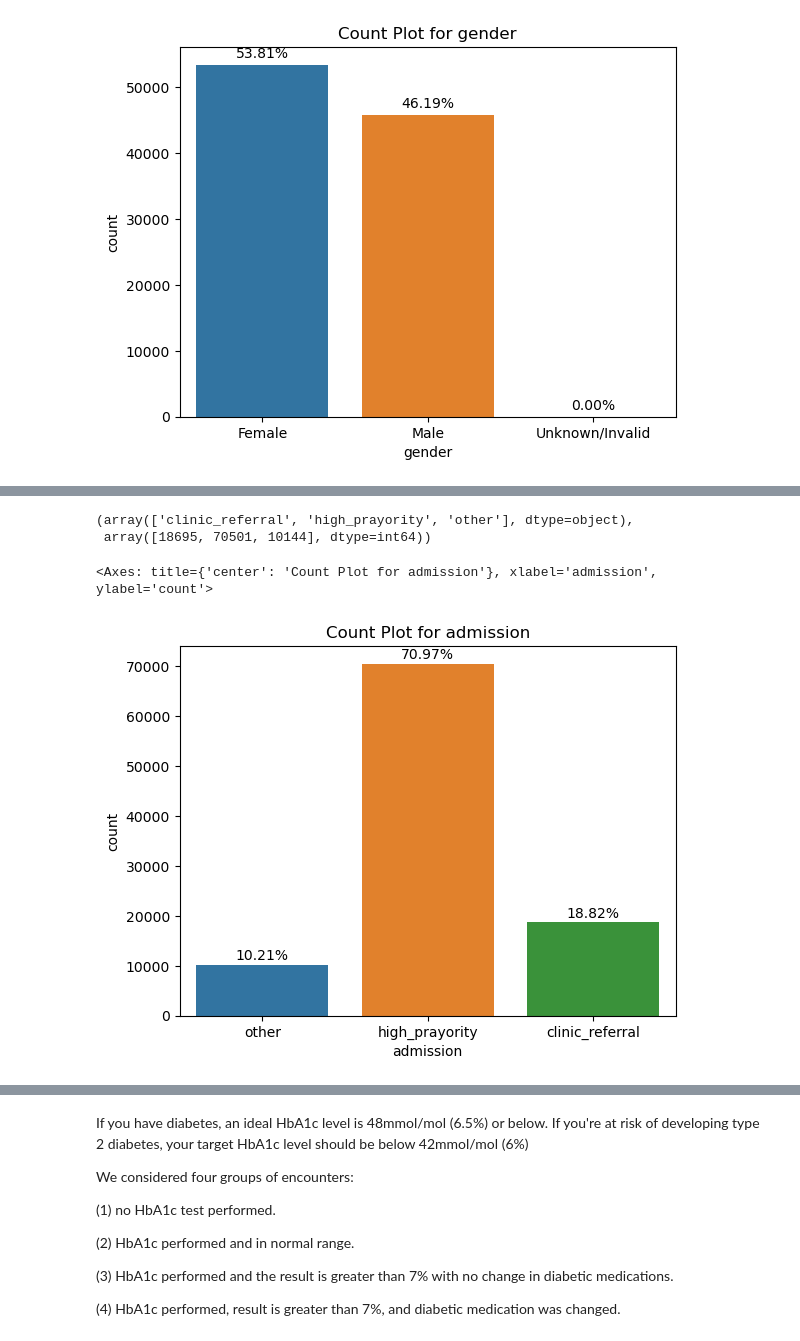
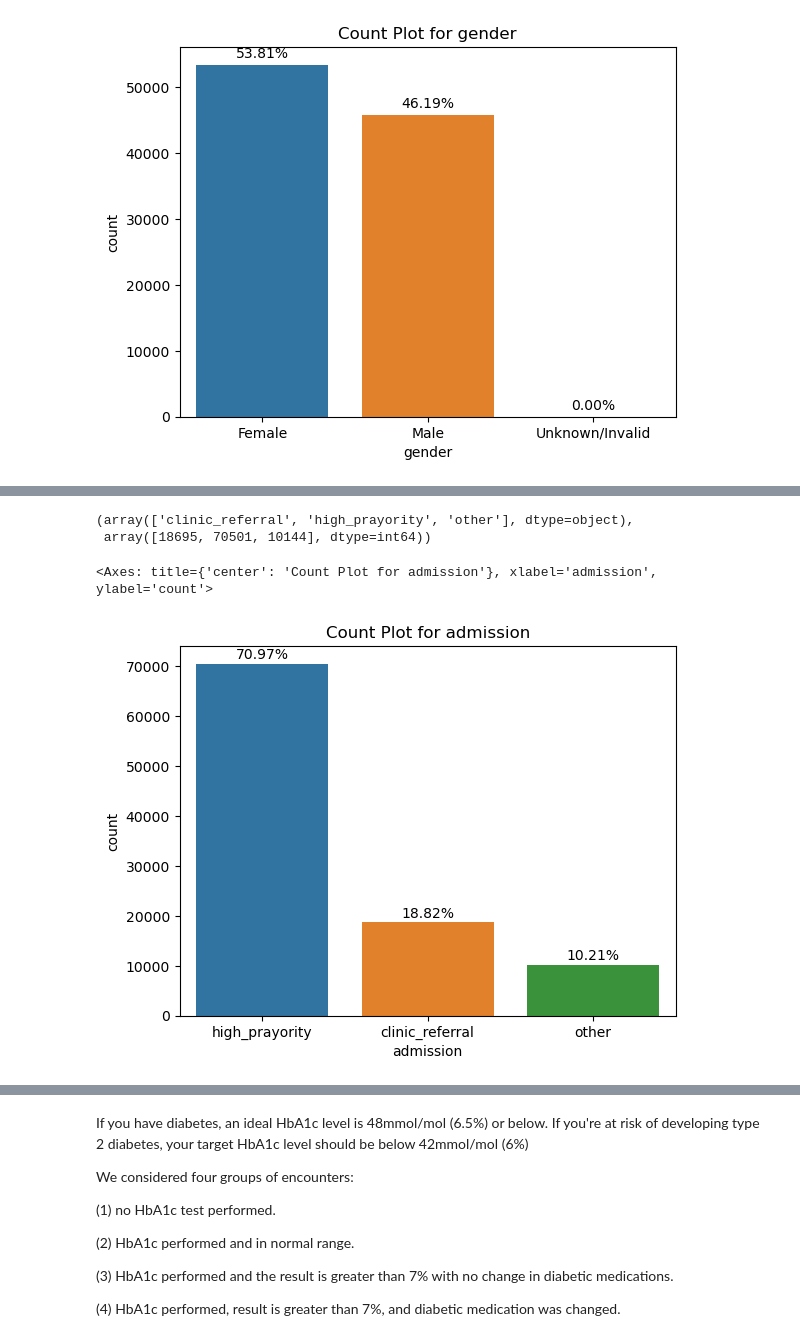
Before and after one commit to davidunga/ml-2024, a Jupyter notebook: Project.ipynb, the cells around one changed output, grey strips where cells are left out. Saved outputs shown, nothing was run; the diff lists cells and outputs as text; code cells hidden in the pictures.

```diff
--- a/Project.ipynb
+++ b/Project.ipynb
@@ -324,7 +586,8 @@ fig, axes = plt.subplots(nrows=len(numerical_columns), ncols=2, figsize=(11, 8 *
 # Loop through numerical columns and create count plots on separate axes
 for i, column in enumerate(numerical_columns):
     # I want to see how the numerical data lokks with the two readmitted groups
-    sns.countplot(x=column, hue='readmitted', data=df, palette="Set2", ax=axes[i, 0])
+    plot_categorical_with_percent(data=df, column=column, hue='readmitted', palette="Set2", ax=axes[i, 0])
+    # sns.countplot(x=column, hue='readmitted', data=df, palette="Set2", ax=axes[i, 0])
     axes[i, 0].set_title(f'Count Plot for {column} vs Readmitted')
 
     # I also want to see the distribution inside each population - this is becouse of uneven samples
@@ -428,3 +722,0 @@ array(['citoglipton', 'examide', 'acetohexamide', 'troglitazone',
-# %%
-# removing all the columns that have less than 95 percent
-df_categorical.drop(columns=coloumns_to_remove, inplace=True)
@@ -631,0 +765,15 @@ array(['Female', 'Male'], dtype=object)
+# %%
+# we will remove rwos with inknown gender
+def modify_feature_indexs(df, column, value_to_remove='Unknown/Invalid'):
+    '''returns a list of indexes based on column and value'''
+    index_to_drop = df[(df_categorical.gender == 'Unknown/Invalid')].index
+    return index_to_drop
+
+column = 'gender';  value_to_remove='Unknown/Invalid'
+indexs_of_gender_to_drop = modify_feature_indexs(df_categorical, column, value_to_remove=value_to_remove)
+
+df.drop(index=indexs_of_gender_to_drop, inplace=True)
+df_categorical.drop(index=indexs_of_gender_to_drop, inplace=True)
+
+
+plot_categorical_with_percent(df_categorical, column)
@@ -644,8 +797,14 @@ plot_categorical_with_percent(df_categorical,'discharge_disposition_id')
 # %%
 # change the discharge to categorical, reduce to home/other
-df_categorical.loc[df_categorical.discharge_disposition_id != 1, 'discharge_disposition_id'] = 'other'
-df_categorical.loc[df_categorical.discharge_disposition_id == 1, 'discharge_disposition_id'] = 'home'
+def binary_grouping(df, column, equal_to, new_value, other= 'other'):
+    df.loc[df[column]!= equal_to, column] = other
+    df.loc[df[column] == equal_to, column] = 'home'
+    return df
+
 df_categorical.rename(columns={'discharge_disposition_id': 'discharge'}, inplace=True)
+df_categorical = binary_grouping(df_categorical, 'discharge', equal_to=1, new_value='home', other='other')
+
+
 plot_categorical_with_percent(df_categorical,'discharge')
 # change the discharge to categorical, reduce to home/other
 # np.unique(df_with_diag.discharge, return_counts=True)
@@ -677,12 +834,17 @@ plot_categorical_with_percent(df_categorical,'admission_type_id')
 # %%
-df_categorical.loc[df_categorical.admission_type_id.isin([5,6,8]), 'admission_type_id'] = 'other'
-df_categorical.loc[df_categorical.admission_type_id.isin([1,2]), 'admission_type_id'] = 'high_prayority'
-df_categorical.loc[df_categorical.admission_type_id.isin([3,4,7]), 'admission_type_id'] = 'clinic_referral'
+def group_cat_column_by_dict(df, column, group_dict):
+    for key in group_dict.keys():
+        df.loc[df_categorical[column].isin(group_dict[key]), column] = key
+    return df
+
+group_dict={'other': [5, 6, 8], 'high_prayority': [1, 2], 'clinic_referral': [3, 4, 7]}
+df_categorical = group_cat_column_by_dict(df_categorical, 'admission_type_id', group_dict)
 df_categorical.rename(columns={'admission_type_id': 'admission'}, inplace=True)
+
 np.unique(df_categorical.admission, return_counts=True)
 plot_categorical_with_percent(df_categorical,'admission')
 # %% [output]
 (array(['clinic_referral', 'high_prayority', 'other'], dtype=object),
  array([18695, 70501, 10144], dtype=int64))
 <Axes: title={'center': 'Count Plot for admission'}, xlabel='admission', ylabel='count'>
-[figure, old version]
+[figure, new version]
```
Also changed, not shown: parts of 95 cells of this notebook.
